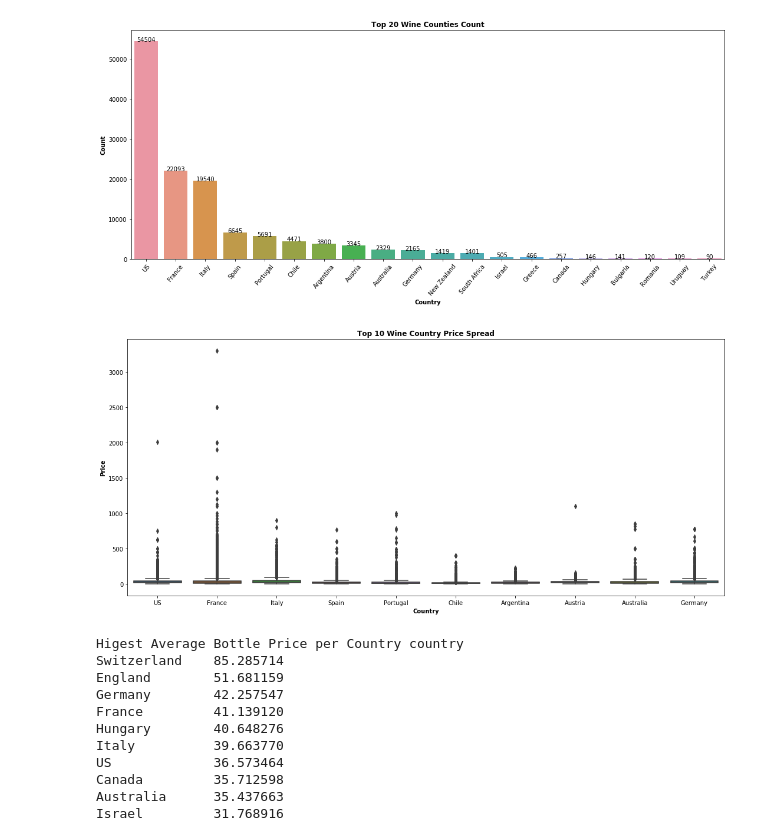
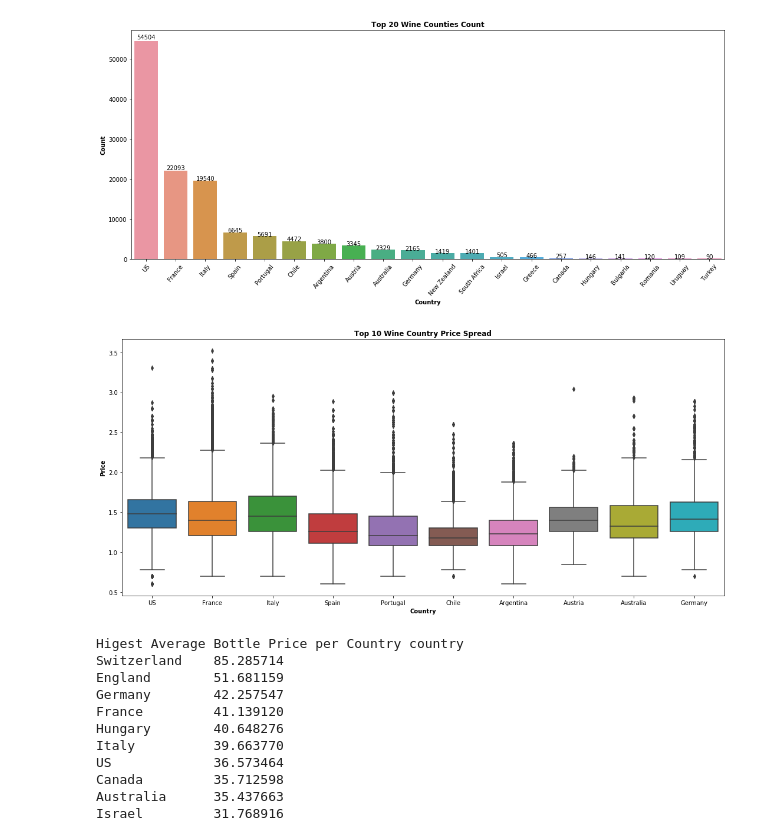
Before and after one commit to andrewab981/Thinkful, a Jupyter notebook: Supervised Learning Capstone/Supervised Learning Capstone.ipynb, the cells around one changed output. Saved outputs shown, nothing was run; the diff lists cells and outputs as text; code cells hidden in the pictures.

```diff
--- a/Supervised Learning Capstone/Supervised Learning Capstone.ipynb
+++ b/Supervised Learning Capstone/Supervised Learning Capstone.ipynb
@@ -66,7 +66,7 @@ dtype: int64
 The one missing variety will be removed from the data as there will be no affect on the model performance for one less item. The 'Unnamed: 0 column will be dropped as it is just an index.
 # %%
 df.drop('Unnamed: 0', axis=1, inplace=True)
-df = df.dropna(subset=['variety'])
+#df = df.dropna(subset=['variety'])
 df.isna().sum()
 # %% [output]
 country                     63
@@ -204,17 +201,17 @@ country_index = df.set_index('country')
 country_index = country_index.loc[country_largest].reset_index()
 # %%
 plt.figure(figsize=(15, 7))
-sns.boxplot(x=country_index['country'], y=country_index['price'])
+sns.boxplot(x=country_index['country'], y=np.log10(country_index['price']))
 
 plt.title('Top 10 Wine Country Price Spread', fontweight='bold')
 plt.ylabel('Price', fontweight='bold')
 plt.xlabel('Country', fontweight='bold')
 
 
 plt.tight_layout()
 plt.show()
 # %% [output]
-[figure, old version]
+[figure, new version]
 # %%
 country_avg = df.groupby('country')['price'].mean()
 print('Higest Average Bottle Price per Country',country_avg.nlargest(10))
```
Also changed, not shown: parts of 36 cells of this notebook.
